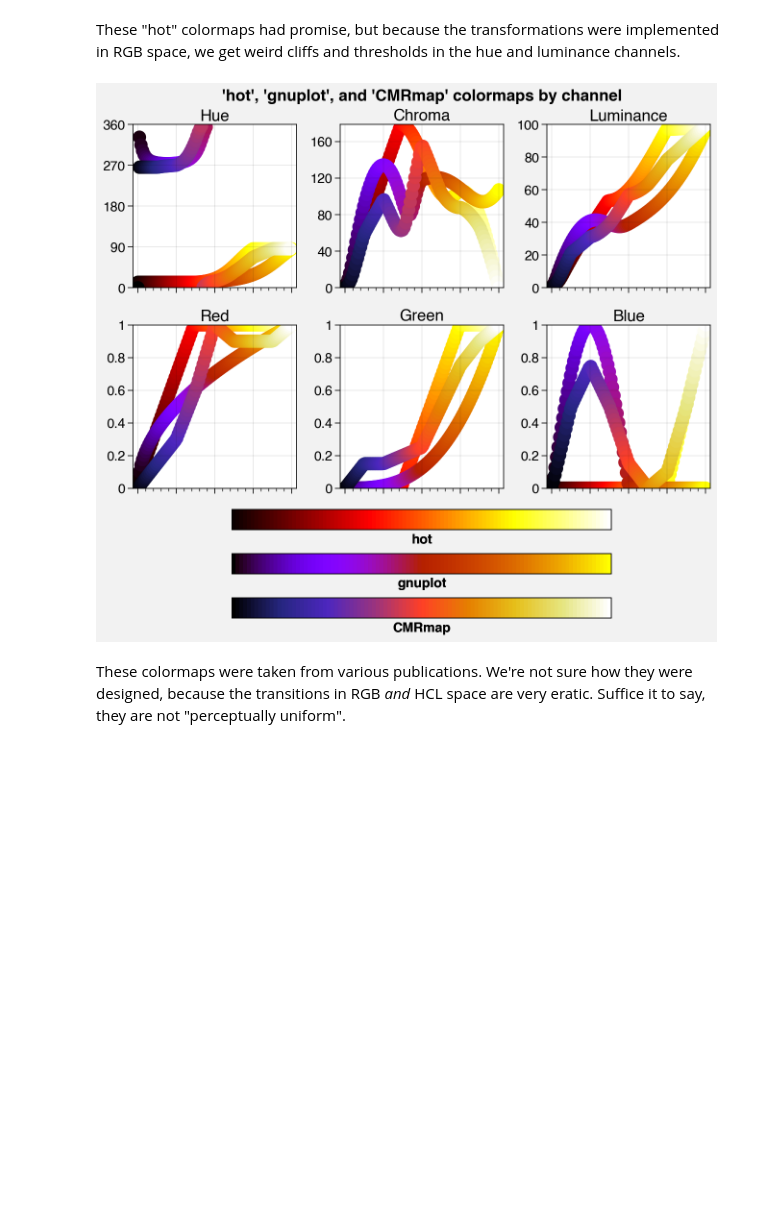
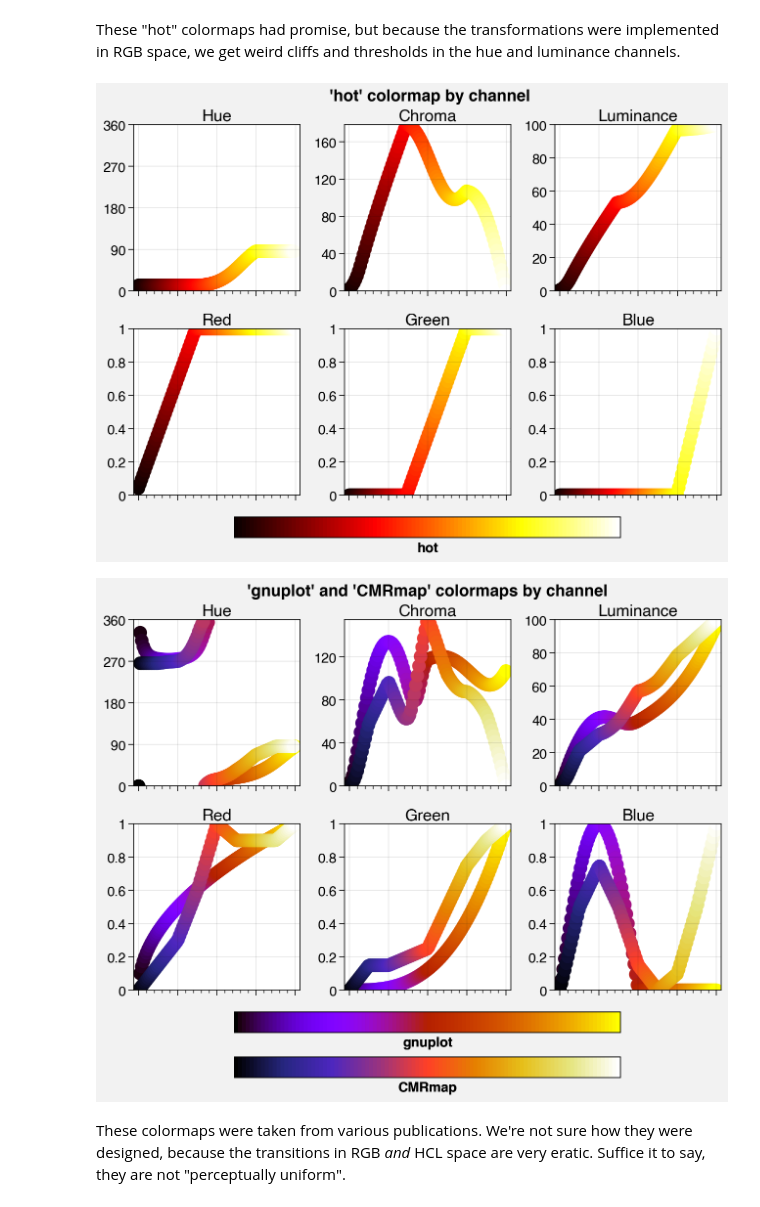
Before and after one commit to bradyrx/climate_in_color, a Jupyter notebook: notebooks/1_color_theory_review.ipynb, the cells around one changed output. Saved outputs shown, nothing was run; the diff lists cells and outputs as text; code cells hidden in the pictures; blank space fills up the shorter version.

```diff
--- a/notebooks/1_color_theory_review.ipynb
+++ b/notebooks/1_color_theory_review.ipynb
@@ -96,9 +100,11 @@ f = plot.show_channels('bwr', 'brg', 'ocean', rgb=True, saturation=False)
 These "hot" colormaps had promise, but because the transformations were implemented in RGB space, we get weird cliffs and thresholds in the hue and luminance channels.
 # %%
 import proplot as plot
-f = plot.show_channels('hot', 'gnuplot', 'CMRmap', rgb=True, saturation=False)
+f = plot.show_channels('hot', rgb=True, saturation=False)
+f = plot.show_channels('gnuplot', 'CMRmap', rgb=True, saturation=False)
 # %% [output]
-[figure, old version]
+[figure, new version]
+[figure, added]
 # %% [markdown]
 These colormaps were taken from various publications. We're not sure how they were designed, because the transitions in RGB *and* HCL space are very eratic. Suffice it to say, they are not "perceptually uniform".
 # %%
```
Also changed, not shown: parts of 2 cells of this notebook.
